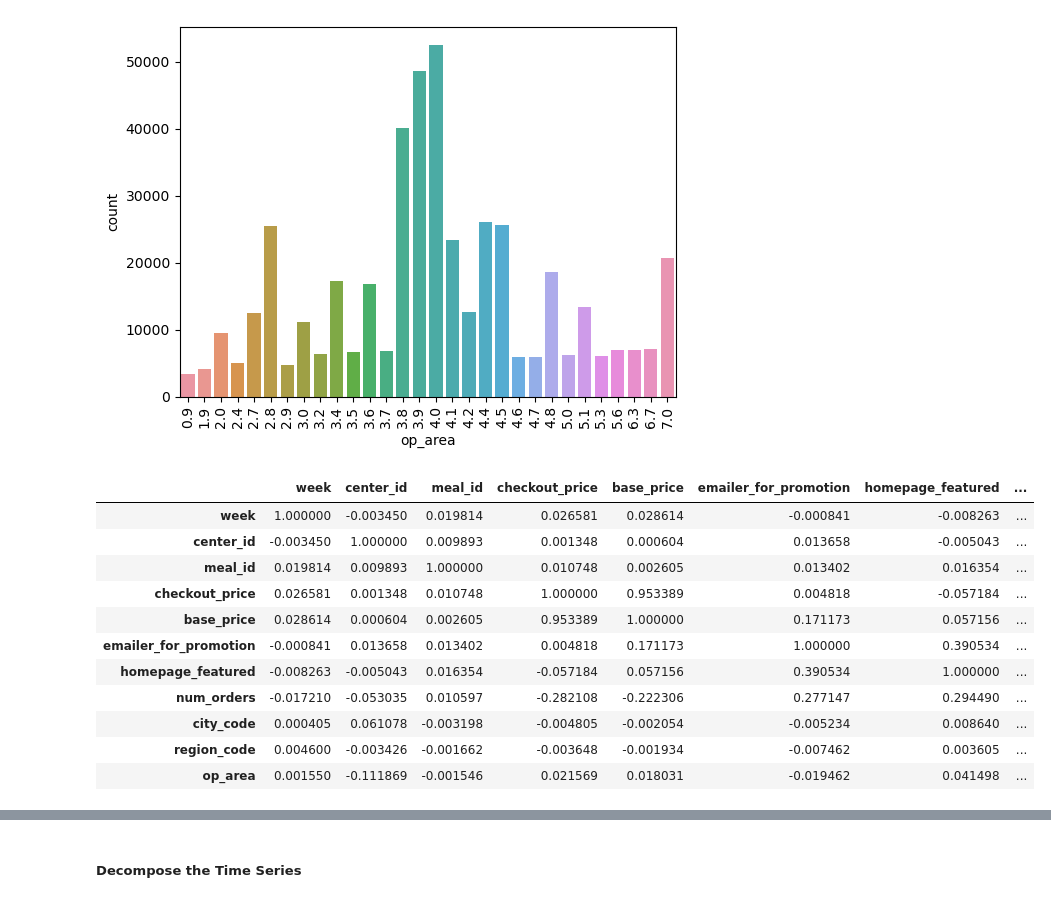
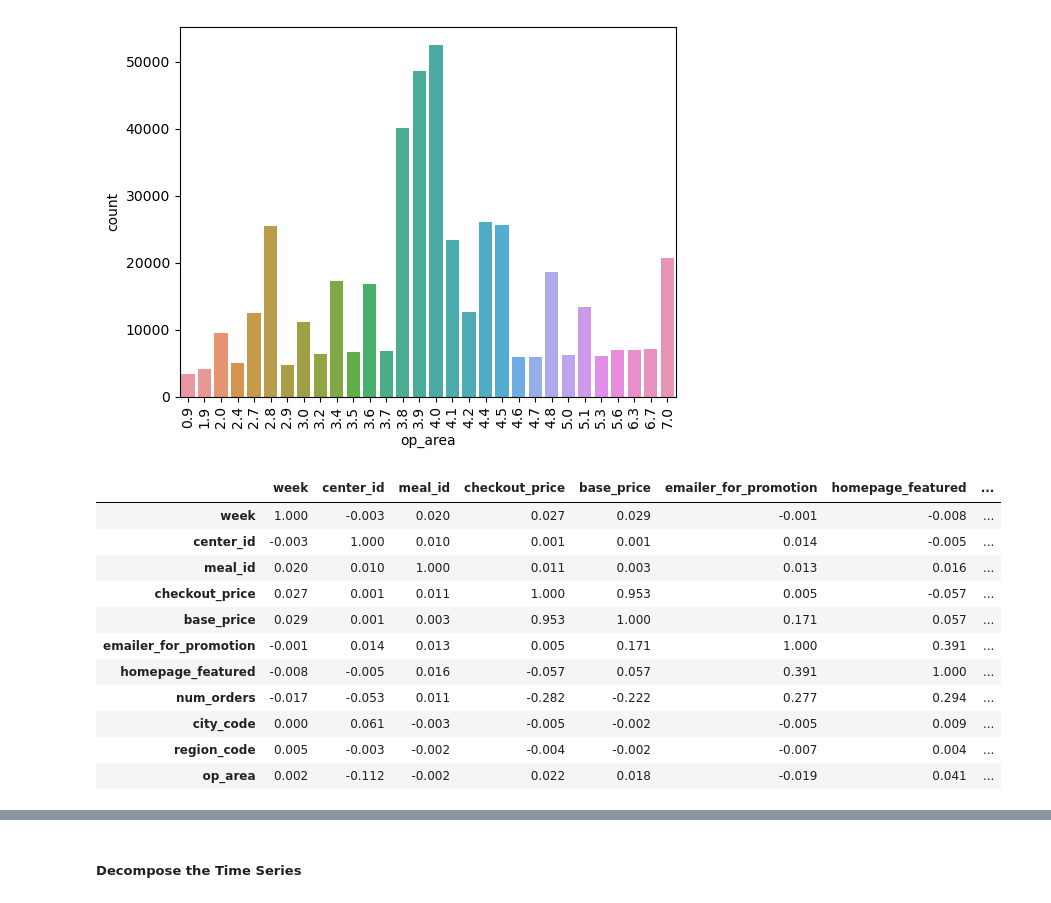
Before and after one commit to ndhomse/food-demand-forecasting, a Jupyter notebook: notebook/Food-Demand-Forecasting.ipynb, the cells around one changed output, grey strips where cells are left out. Saved outputs shown, nothing was run; the diff lists cells and outputs as text; code cells hidden in the pictures.

```diff
--- a/notebook/Food-Demand-Forecasting.ipynb
+++ b/notebook/Food-Demand-Forecasting.ipynb
@@ -200,6 +210,6 @@ tdf = train_df.copy()
 # %%
-tdf['Date'] = pd.to_datetime((tdf['week'] - 1) * 7 * 24 * 60 * 60 * 1000 + 1577836800000, unit='ms')
-tdf
+train_df['Date'] = pd.to_datetime((train_df['week'] - 1) * 7 * 24 * 60 * 60 * 1000 + 1577836800000, unit='ms')
+train_df
 # %% [output]
 |  | id | week | center_id | meal_id | checkout_price | base_price | emailer_for_promotion | ... |
 | 0 | 1379560 | 1 | 55 | 1885 | 136.83 | 152.29 | 0 | ... |
@@ -254,8 +462,8 @@ train_df.query("num_orders > 15000")
 # %% [markdown]
 #### Merge the reference data ####
 # %%
-train_merged = pd.merge(train_df, center_info, on="center_id", how="left")
-train_merged
+df = pd.merge(train_df, center_info, on="center_id", how="left")
+df.head()
 # %% [output]
 |  | id | week | center_id | meal_id | checkout_price | base_price | emailer_for_promotion | ... |
 | 0 | 1379560 | 1 | 55 | 1885 | 136.83 | 152.29 | 0 | ... |
@@ -273,6 +474,6 @@ train_merged
 # %%
-train_merged = pd.merge(train_merged, meal_info, on="meal_id", how="left")
-train_merged
+df = pd.merge(df, meal_info, on="meal_id", how="left")
+df.head()
 # %% [output]
 |  | id | week | center_id | meal_id | checkout_price | base_price | emailer_for_promotion | ... |
 | 0 | 1379560 | 1 | 55 | 1885 | 136.83 | 152.29 | 0 | ... |
@@ -327,8 +503,8 @@ test_merged
 #### Drop Columns
 * Drop 'id' column as it is not needed for modeling
 # %%
-train_merged.drop('id', axis=1, inplace=True)
-train_merged.head(2)
+df.drop('id', axis=1, inplace=True)
+df.head(2)
 # %% [output]
 |  | week | center_id | meal_id | checkout_price | base_price | emailer_for_promotion | homepage_featured | ... |
 | 0 | 1 | 55 | 1885 | 136.83 | 152.29 | 0 | 0 | ... |
@@ -474,18 +614,18 @@ op_area
 --------------------------------------------
 [figure]
 # %%
-corr = train_merged.corr(numeric_only=True)
+corr = df.corr(numeric_only=True).round(3)
 corr
 # %% [output]
 |  | week | center_id | meal_id | checkout_price | base_price | emailer_for_promotion | homepage_featured | ... |
-| week | 1.000000 | -0.003450 | 0.019814 | 0.026581 | 0.028614 | -0.000841 | -0.008263 | ... |
-| center_id | -0.003450 | 1.000000 | 0.009893 | 0.001348 | 0.000604 | 0.013658 | -0.005043 | ... |
-| meal_id | 0.019814 | 0.009893 | 1.000000 | 0.010748 | 0.002605 | 0.013402 | 0.016354 | ... |
-| checkout_price | 0.026581 | 0.001348 | 0.010748 | 1.000000 | 0.953389 | 0.004818 | -0.057184 | ... |
-| base_price | 0.028614 | 0.000604 | 0.002605 | 0.953389 | 1.000000 | 0.171173 | 0.057156 | ... |
-| emailer_for_promotion | -0.000841 | 0.013658 | 0.013402 | 0.004818 | 0.171173 | 1.000000 | 0.390534 | ... |
-| homepage_featured | -0.008263 | -0.005043 | 0.016354 | -0.057184 | 0.057156 | 0.390534 | 1.000000 | ... |
-| num_orders | -0.017210 | -0.053035 | 0.010597 | -0.282108 | -0.222306 | 0.277147 | 0.294490 | ... |
-| city_code | 0.000405 | 0.061078 | -0.003198 | -0.004805 | -0.002054 | -0.005234 | 0.008640 | ... |
-| region_code | 0.004600 | -0.003426 | -0.001662 | -0.003648 | -0.001934 | -0.007462 | 0.003605 | ... |
-| op_area | 0.001550 | -0.111869 | -0.001546 | 0.021569 | 0.018031 | -0.019462 | 0.041498 | ... |
+| week | 1.000 | -0.003 | 0.020 | 0.027 | 0.029 | -0.001 | -0.008 | ... |
+| center_id | -0.003 | 1.000 | 0.010 | 0.001 | 0.001 | 0.014 | -0.005 | ... |
+| meal_id | 0.020 | 0.010 | 1.000 | 0.011 | 0.003 | 0.013 | 0.016 | ... |
+| checkout_price | 0.027 | 0.001 | 0.011 | 1.000 | 0.953 | 0.005 | -0.057 | ... |
+| base_price | 0.029 | 0.001 | 0.003 | 0.953 | 1.000 | 0.171 | 0.057 | ... |
+| emailer_for_promotion | -0.001 | 0.014 | 0.013 | 0.005 | 0.171 | 1.000 | 0.391 | ... |
+| homepage_featured | -0.008 | -0.005 | 0.016 | -0.057 | 0.057 | 0.391 | 1.000 | ... |
+| num_orders | -0.017 | -0.053 | 0.011 | -0.282 | -0.222 | 0.277 | 0.294 | ... |
+| city_code | 0.000 | 0.061 | -0.003 | -0.005 | -0.002 | -0.005 | 0.009 | ... |
+| region_code | 0.005 | -0.003 | -0.002 | -0.004 | -0.002 | -0.007 | 0.004 | ... |
+| op_area | 0.002 | -0.112 | -0.002 | 0.022 | 0.018 | -0.019 | 0.041 | ... |
```
Also changed, not shown: parts of 99 cells of this notebook.
